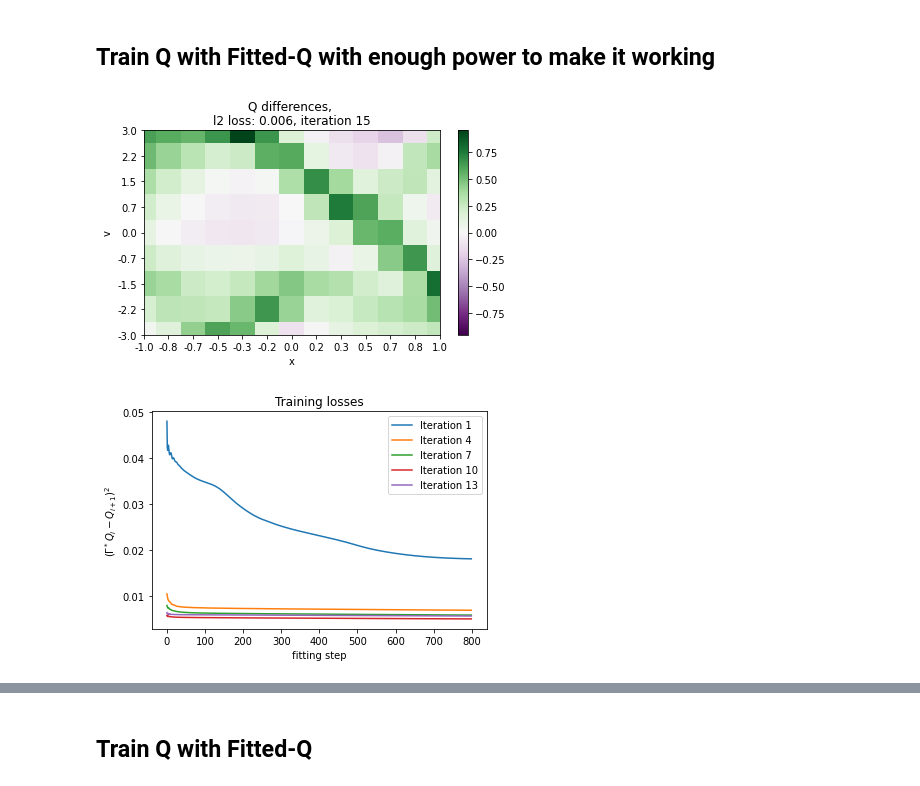
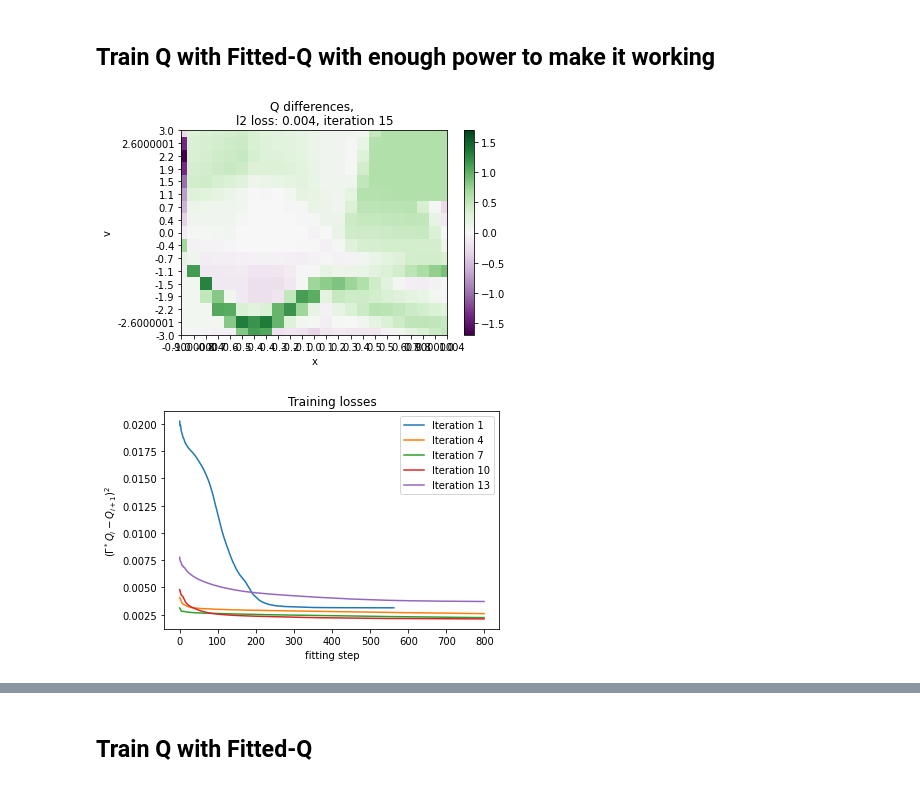
Before and after one commit to theovincent/PBO, a Jupyter notebook: pbo_car_on_hill.ipynb, the cells around one changed output, grey strips where cells are left out. Cells and saved outputs as stored; diff of their text form; code cells hidden in the pictures.

```diff
--- a/pbo_car_on_hill.ipynb
+++ b/pbo_car_on_hill.ipynb
@@ -11,24 +11,26 @@ import jax
 import jax.numpy as jnp
 
 # keys
-seed = 1
+seed = 55
 key = jax.random.PRNGKey(seed)
 sample_key, shuffle_key, q_network_key, random_weights_key, pbo_network_key = jax.random.split(key, 5)
 
 gamma = 0.95
 
 # Sample collection
-state_x_margin = 0.05
-state_v_margin = 2.5
 n_actions = 2
-n_samples = 1000
+oriented_state = jnp.array([0.5, 0.38])
+n_random_samples = 3500
+n_oriented_samples = 500
+horizon_sample = 100
+n_samples = n_random_samples + n_oriented_samples
 
 # Weights collection
-n_weights = 50
+n_weights = 1
 
 # Trainings
-layers_dimension = (15,)
-max_bellman_iterations = 5
+layers_dimension = (7, 7)
+max_bellman_iterations = 15
 batch_size_samples = n_samples
 
 ## Linear PBO
@@ -42,8 +44,8 @@ fitting_steps_q = fitting_steps * training_steps
 learning_rate_q = {"first": 0.01, "last": 0.0005, "duration": fitting_steps_q * n_samples // batch_size_samples}
 
 # Visualisation of errors and performances
-n_states_x_visu = 13
-n_states_v_visu = 9
+n_states_x_visu = 23
+n_states_v_visu = 17
 margin_visu = 0.01
 horizon = 70
 # %% [output]
@@ -163,36 +202,55 @@ q_best = FullyConnectedQ(
 q_visu_mesh = TwoDimesionsMesh(states_x_visu, states_v_visu, sleeping_time=0, axis_equal=False, zero_centered=True)
 l2_losses = np.ones((max_bellman_iterations_best, fitting_steps_q_best)) * np.nan
 
 for bellman_iteration in range(max_bellman_iterations_best):
     params_target = q_best.params
+    best_loss = float('inf')
+    patience = 0
 
     for step in range(fitting_steps_q_best):
         cumulative_l2_loss = 0
 
         data_loader_samples.shuffle()
         for batch_samples in data_loader_samples:
+            # sort = batch_samples["state"][:, 0] > 0.1
+
+            # batch_samples = {
+            #     "state": batch_samples["state"][sort],
+            #     "action": batch_samples["action"][sort],
+            #     "reward": batch_samples["reward"][sort],
+            #     "absorbing": batch_samples["absorbing"][sort],
+            #     "next_state": batch_samples["next_state"][sort]
+            # }
             q_best.params, q_best.optimizer_state, l2_loss = q_best.learn_on_batch(q_best.params, params_target, q_best.optimizer_state, batch_samples)
             cumulative_l2_loss += l2_loss
 
         l2_losses[bellman_iteration, step] = cumulative_l2_loss
+        if cumulative_l2_loss / best_loss * 100 < 99.999:
+            patience = 0
+            best_loss = cumulative_l2_loss
+        else:
+            patience += 1
+
+        if patience > 5:
+            break
 
     diff_q = env.diff_q_mesh(q_best, states_x_visu, states_v_visu)
 
     q_visu_mesh.set_values(diff_q)
     q_visu_mesh.show(f"Q differences, \nl2 loss: {str(jnp.round(cumulative_l2_loss, 3))}, iteration {bellman_iteration + 1}", xlabel="x", ylabel="v")
 
 
-for bellman_iteration in range(0, max_bellman_iterations_best, max_bellman_iterations_best // 5):
+for bellman_iteration in range(0, max_bellman_iterations_best, max(max_bellman_iterations_best // 5, 1)):
     plt.plot(l2_losses[bellman_iteration], label=f"Iteration {bellman_iteration + 1}")
 
 plt.legend()
 plt.xlabel("fitting step")
 plt.ylabel(r"$(\Gamma^*Q_i - Q_{i +  1})^2$")
 plt.title("Training losses")
 plt.show()
 # %% [output]
-[figure, old version]
+[figure, new version]
-[figure, old version]
+[figure, new version]
 # %%
 best_diff_q = env.diff_q_mesh(q_best, states_x_visu, states_v_visu)
 
```
Also changed, not shown: parts of 16 cells of this notebook, 1 other file.
